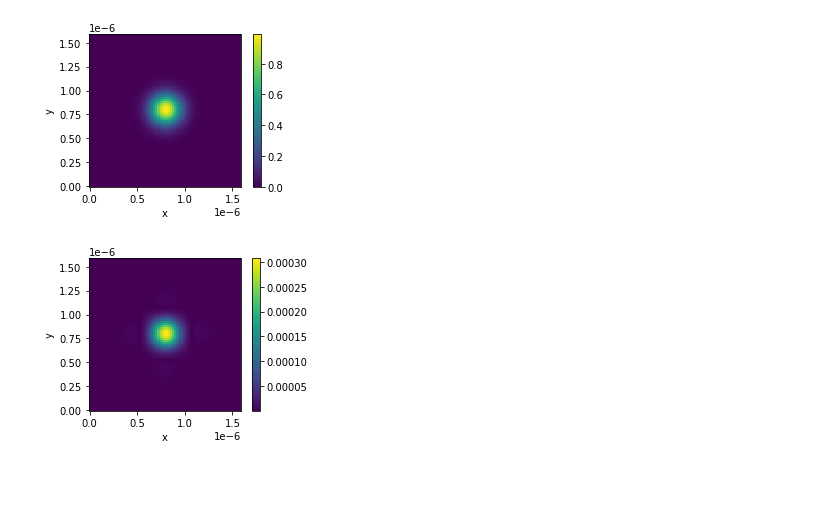
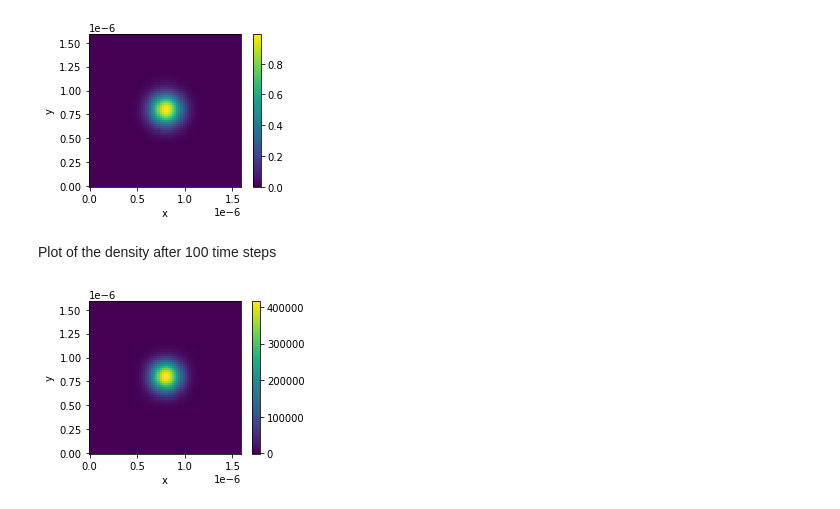
Before and after one commit to gonzalofq1/495-03, a Jupyter notebook: simulation.ipynb, the cells around one changed output. Cells and saved outputs as stored; diff of their text form; code cells hidden in the pictures; blank space fills up the shorter version.

```diff
--- a/simulation.ipynb
+++ b/simulation.ipynb
@@ -63,5 +63,5 @@ q =q/L*2*np.pi
 
 
 
-tot =10 #TRIALS FOR VARIANCE
+tot =30 #TRIALS FOR VARIANCE
 Hs = np.zeros([N,N,tot],dtype=np.complex128)
@@ -84,7 +86,7 @@ gamma = 0
 
 t=0
 
-T = 1000*dt
+T = 500*dt
 cadence =1
 n=0
 
@@ -127,8 +131,11 @@ RHOr = np.real(RHOr)
 plot_2D_field(xm,ym,Hinitial)
 # %% [output]
 [figure]
+# %% [markdown]
+Plot of the density after 100 time steps
 # %%
-#coefficients plot
-plot_2D_field(xm,ym,np.abs(Hr))
+
+#density PLOT
+plot_2D_field(xm,ym,np.transpose(RHOr))
 # %% [output]
-[figure, old version]
+[figure, new version]
```
Also changed, not shown: parts of 7 cells of this notebook.
